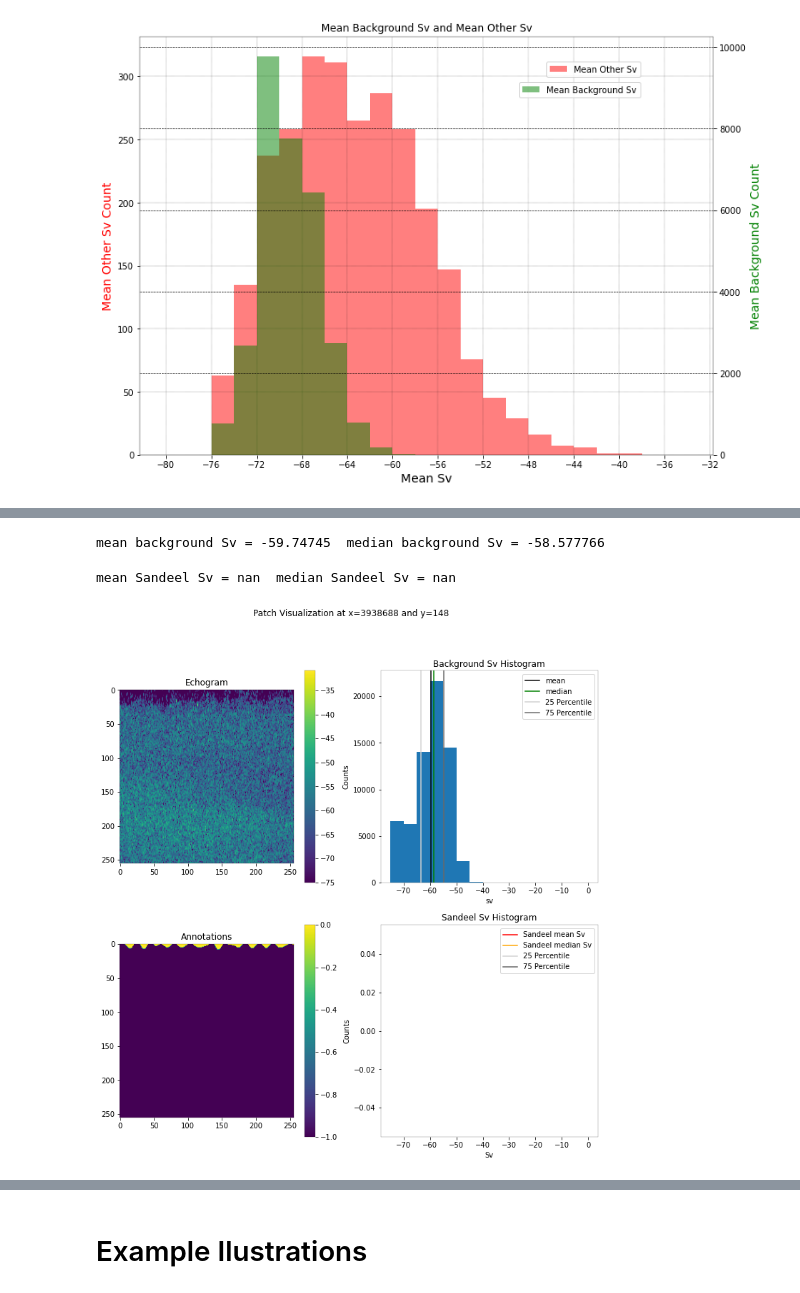
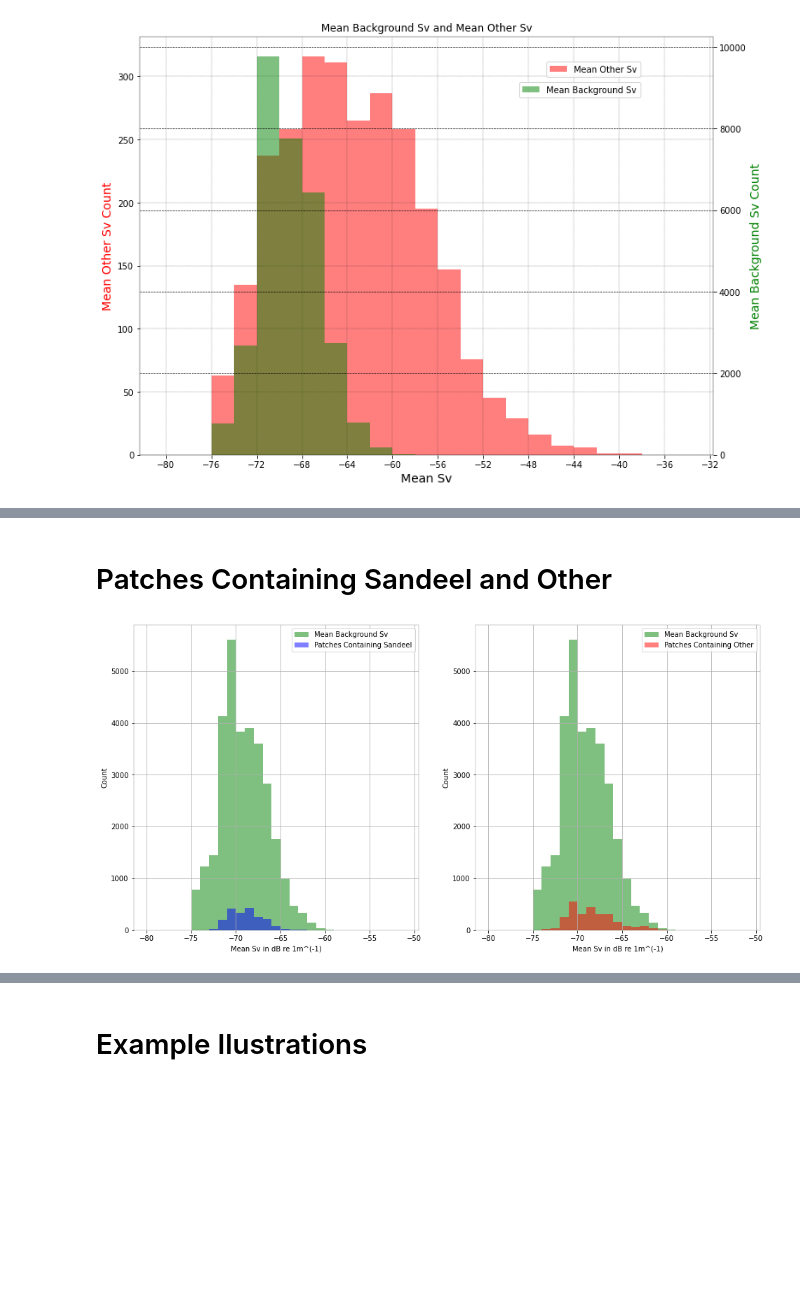
Before and after one commit to ahmetpala/UNET-Sampling, a Jupyter notebook: crimac_unet/save_Sv_patch_data_docker.ipynb, the cells around one changed output, grey strips where cells are left out. Saved outputs shown, nothing was run; the diff lists cells and outputs as text; code cells hidden in the pictures; blank space fills up the shorter version.

```diff
--- a/crimac_unet/save_Sv_patch_data_docker.ipynb
+++ b/crimac_unet/save_Sv_patch_data_docker.ipynb
@@ -469,9 +440,25 @@ pdata.sort_values(by='mean_background', ascending=False)
-# %%
-# High Background Values Patch Visualization (max)
-max_meanbg = pdata.loc[pdata.idxmax(axis = 0)['mean_background']]['x'].astype('int')
-examp_illustr(survey, x=3938688, y=148, fig_start=-75, fig_finish=5,
-              s_bin=5, db_w_limit=True, patch_size=[256, 256])
-# %% [output]
-mean background Sv = -59.74745  median background Sv = -58.577766
-mean Sandeel Sv = nan  median Sandeel Sv = nan
-[figure, removed]
+# %% [markdown]
+# Patches Containing Sandeel and Other
+# %%
+plt.figure(figsize=(16,8))
+plt.title('Mean Background Sv Distribution and Corresponding Patches Containing fish Schools')
+plt.subplot(1,2,1)
+plt.hist(pdata['mean_Sv'], color = 'green', bins = np.arange(-80, -50, 1), alpha = 0.5, label='Mean Background Sv')
+plt.hist(pdata[pdata['nop_sandeel']>0]['mean_Sv'], color = 'blue',
+         bins = np.arange(-80, -50, 1), histtype='stepfilled', alpha = 0.5, label='Patches Containing Sandeel')
+plt.ylabel('Count')
+plt.xlabel('Mean Sv in dB re 1m^(-1)')
+plt.grid()
+plt.legend()
+plt.subplot(1,2,2)
+plt.hist(pdata['mean_Sv'], color = 'green', bins = np.arange(-80, -50, 1), alpha = 0.5, label='Mean Background Sv')
+plt.hist(pdata[pdata['nop_other']>0]['mean_Sv'],
+         color = 'red', bins = np.arange(-80, -50, 1),
+         alpha = 0.5, histtype='stepfilled', label='Patches Containing Other')
+plt.grid()
+plt.ylabel('Count')
+plt.xlabel('Mean Sv in dB re 1m^(-1)')
+plt.legend()
+plt.show()
+# %% [output]
+[figure, added]
```
Also changed, not shown: parts of 10 cells of this notebook.
